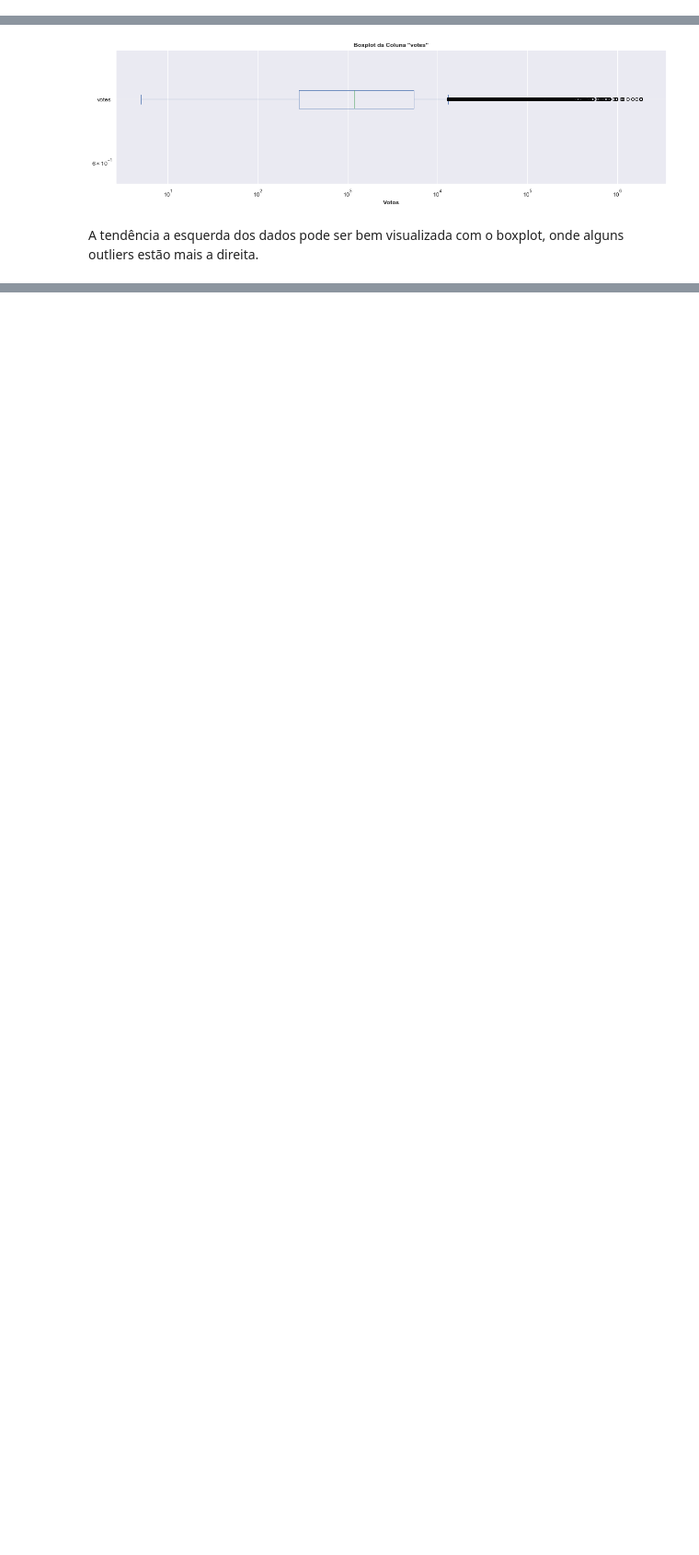
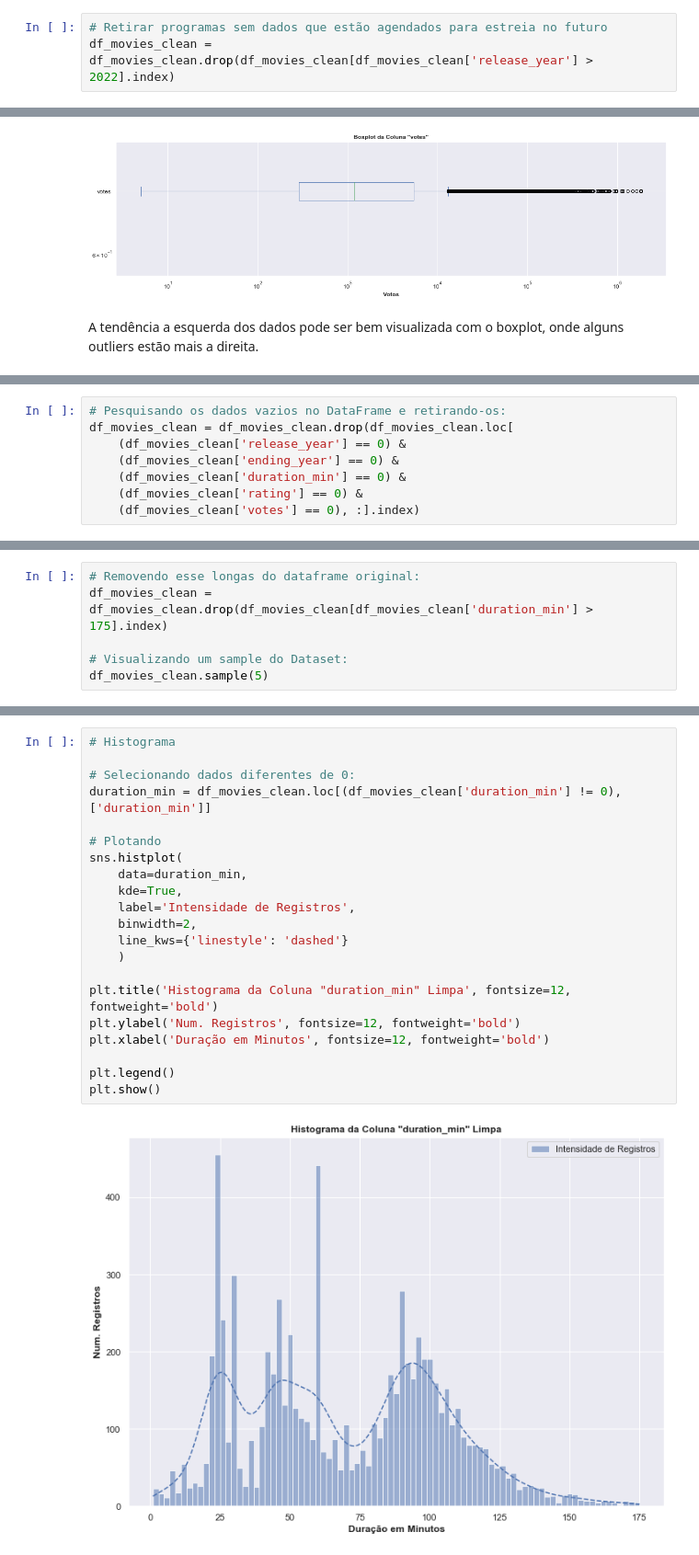
Before and after one commit to JoSEPHDev2022/netflix_movies_analise, a Jupyter notebook: analise.ipynb, the cells around one changed output, grey strips where cells are left out. Shown: that part at 92% size. Saved outputs shown, nothing was run; the diff lists cells and outputs as text; blank space fills up the shorter version.

Commit message:
Respondendo perguntas e manipulação dos dados

```diff
--- a/analise.ipynb
+++ b/analise.ipynb
@@ -510,3 +510,6 @@ df_movies_clean.query('release_year > 2022').sample(5)
+# %%
+# Retirar programas sem dados que estão agendados para estreia no futuro
+df_movies_clean = df_movies_clean.drop(df_movies_clean[df_movies_clean['release_year'] > 2022].index)
 # %% [markdown]
 ### Coluna ending_year
 # %%
@@ -777 +784,9 @@ A tendência a esquerda dos dados pode ser bem visualizada com o boxplot, onde a
+# %%
+# Pesquisando os dados vazios no DataFrame e retirando-os:
+df_movies_clean = df_movies_clean.drop(df_movies_clean.loc[
+    (df_movies_clean['release_year'] == 0) &
+    (df_movies_clean['ending_year'] == 0) &
+    (df_movies_clean['duration_min'] == 0) &
+    (df_movies_clean['rating'] == 0) &
+    (df_movies_clean['votes'] == 0), :].index)
 # %% [markdown]
@@ -778,0 +816,6 @@ Com o conhecimento dos outliers e características dos dados como um todo, a pr
+# %%
+# Removendo esse longas do dataframe original:
+df_movies_clean = df_movies_clean.drop(df_movies_clean[df_movies_clean['duration_min'] > 175].index)
+
+# Visualizando um sample do Dataset:
+df_movies_clean.sample(5)
@@ -778,0 +833,23 @@ Com o conhecimento dos outliers e características dos dados como um todo, a pr
+# %%
+# Histograma
+
+# Selecionando dados diferentes de 0:
+duration_min = df_movies_clean.loc[(df_movies_clean['duration_min'] != 0), ['duration_min']]
+
+# Plotando
+sns.histplot(
+    data=duration_min,
+    kde=True,
+    label='Intensidade de Registros',
+    binwidth=2,
+    line_kws={'linestyle': 'dashed'}
+    )
+
+plt.title('Histograma da Coluna "duration_min" Limpa', fontsize=12, fontweight='bold')
+plt.ylabel('Num. Registros', fontsize=12, fontweight='bold')
+plt.xlabel('Duração em Minutos', fontsize=12, fontweight='bold')
+
+plt.legend()
+plt.show()
+# %% [output]
+[figure, added]
```
Also changed, not shown: parts of 72 cells of this notebook.
